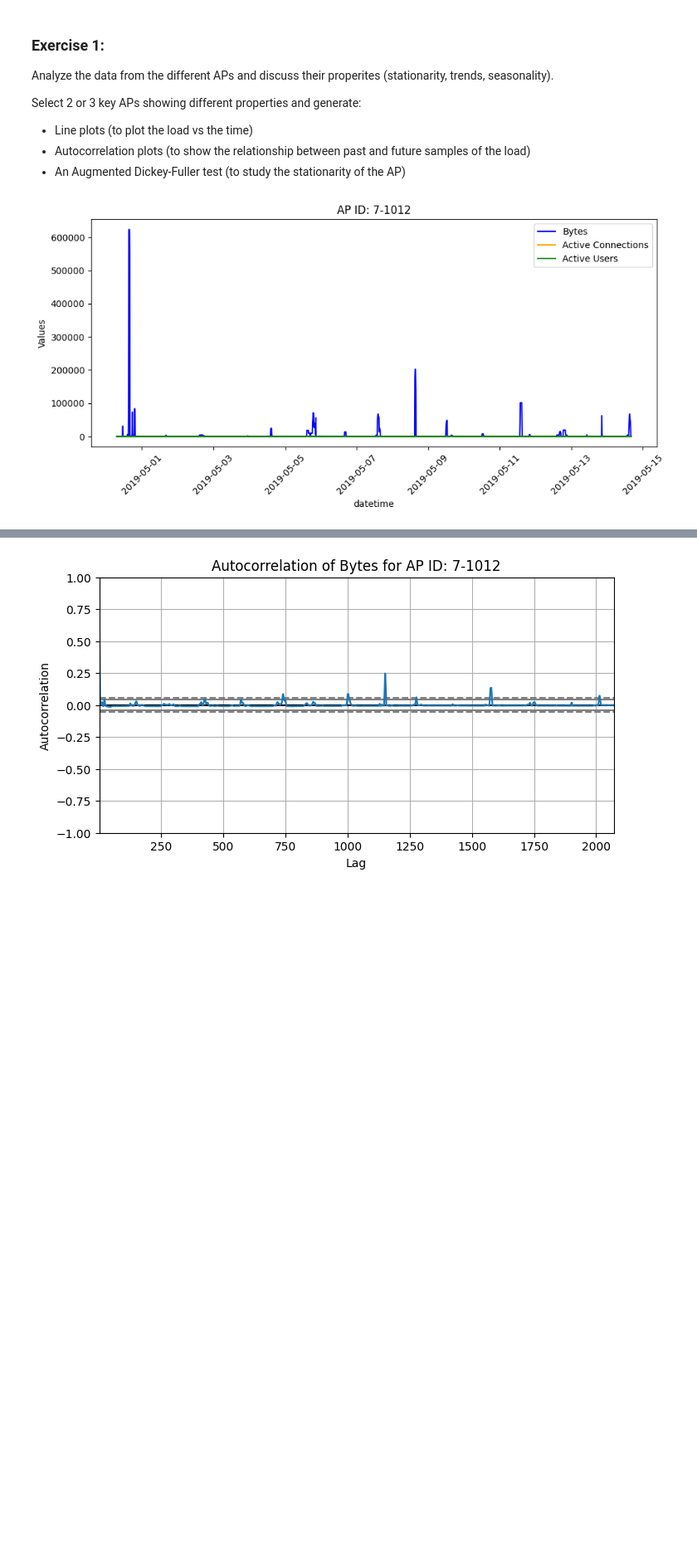
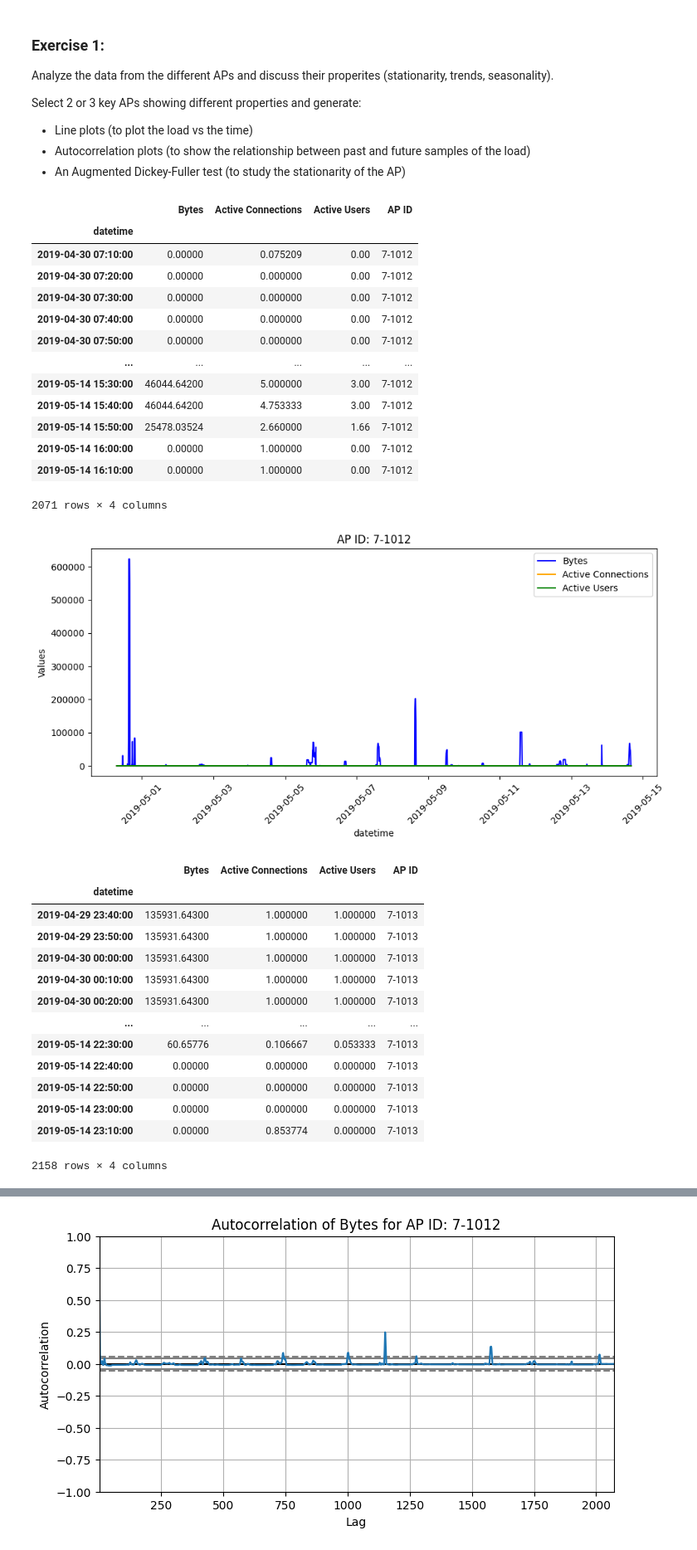
Before and after one commit to jordiestevee/ML4Net-2025, a Jupyter notebook: Lab3/AAX_Lab3.ipynb, the cells around one changed output, grey strips where cells are left out. Shown at 83% size. Drawn from its saved outputs; the diff is of its cells as text; code cells hidden in the pictures; blank space fills up the shorter version.

```diff
--- a/Lab3/AAX_Lab3.ipynb
+++ b/Lab3/AAX_Lab3.ipynb
@@ -191,20 +191,49 @@ Select 2 or 3 key APs showing different properties and generate:
 # %%
 # (response to exercise 1)
 
 selected_APs= df['AP ID'].unique()[:3]  # Select first 3 AP IDs
 for ap_id in selected_APs:
     ap_data = df[df['AP ID'] == ap_id]
+    display(ap_data)
     plt.figure(figsize=(10, 5))
     plt.plot(ap_data.index, ap_data['Bytes'], label='Bytes', color='blue')
     plt.plot(ap_data.index, ap_data['Active Connections'], label='Active Connections', color='orange')
     plt.plot(ap_data.index, ap_data['Active Users'], label='Active Users', color='green')
     plt.title(f'AP ID: {ap_id}')
     plt.xlabel('datetime')
     plt.ylabel('Values')
     plt.legend()
     plt.xticks(rotation=45)
     plt.tight_layout()
     plt.show()
 # %% [output]
+|  | Bytes | Active Connections | Active Users | AP ID |
+| datetime |  |  |  |  |
+| 2019-04-30 07:10:00 | 0.00000 | 0.075209 | 0.00 | 7-1012 |
+| 2019-04-30 07:20:00 | 0.00000 | 0.000000 | 0.00 | 7-1012 |
+| 2019-04-30 07:30:00 | 0.00000 | 0.000000 | 0.00 | 7-1012 |
+| 2019-04-30 07:40:00 | 0.00000 | 0.000000 | 0.00 | 7-1012 |
+| 2019-04-30 07:50:00 | 0.00000 | 0.000000 | 0.00 | 7-1012 |
+| ... | ... | ... | ... | ... |
+| 2019-05-14 15:30:00 | 46044.64200 | 5.000000 | 3.00 | 7-1012 |
+| 2019-05-14 15:40:00 | 46044.64200 | 4.753333 | 3.00 | 7-1012 |
+| 2019-05-14 15:50:00 | 25478.03524 | 2.660000 | 1.66 | 7-1012 |
+| 2019-05-14 16:00:00 | 0.00000 | 1.000000 | 0.00 | 7-1012 |
+| 2019-05-14 16:10:00 | 0.00000 | 1.000000 | 0.00 | 7-1012 |
+2071 rows × 4 columns
 [figure]
+|  | Bytes | Active Connections | Active Users | AP ID |
+| datetime |  |  |  |  |
+| 2019-04-29 23:40:00 | 135931.64300 | 1.000000 | 1.000000 | 7-1013 |
+| 2019-04-29 23:50:00 | 135931.64300 | 1.000000 | 1.000000 | 7-1013 |
+| 2019-04-30 00:00:00 | 135931.64300 | 1.000000 | 1.000000 | 7-1013 |
+| 2019-04-30 00:10:00 | 135931.64300 | 1.000000 | 1.000000 | 7-1013 |
+| 2019-04-30 00:20:00 | 135931.64300 | 1.000000 | 1.000000 | 7-1013 |
+| ... | ... | ... | ... | ... |
+| 2019-05-14 22:30:00 | 60.65776 | 0.106667 | 0.053333 | 7-1013 |
+| 2019-05-14 22:40:00 | 0.00000 | 0.000000 | 0.000000 | 7-1013 |
+| 2019-05-14 22:50:00 | 0.00000 | 0.000000 | 0.000000 | 7-1013 |
+| 2019-05-14 23:00:00 | 0.00000 | 0.000000 | 0.000000 | 7-1013 |
+| 2019-05-14 23:10:00 | 0.00000 | 0.853774 | 0.000000 | 7-1013 |
+2158 rows × 4 columns
 [figure]
```
Also changed, not shown: parts of 2 cells of this notebook.
